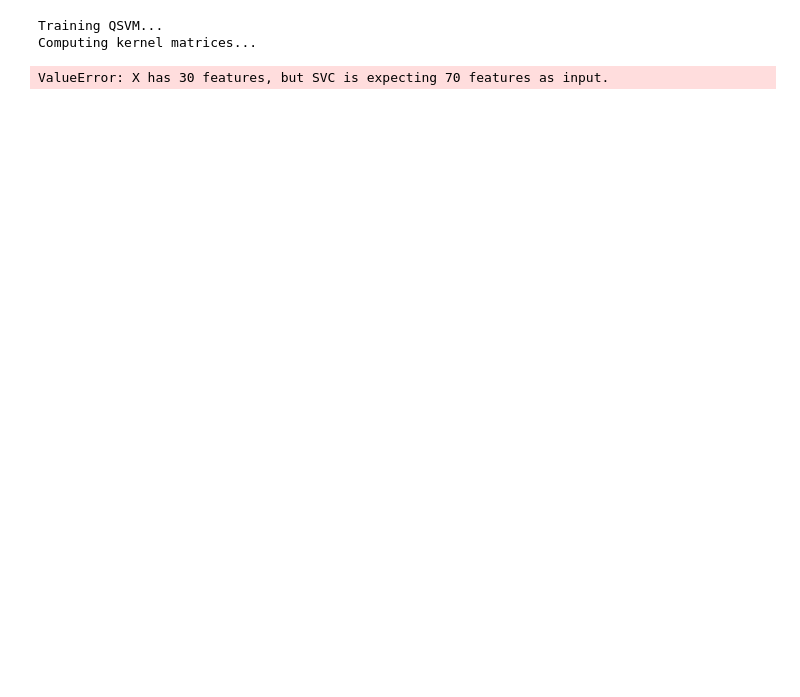
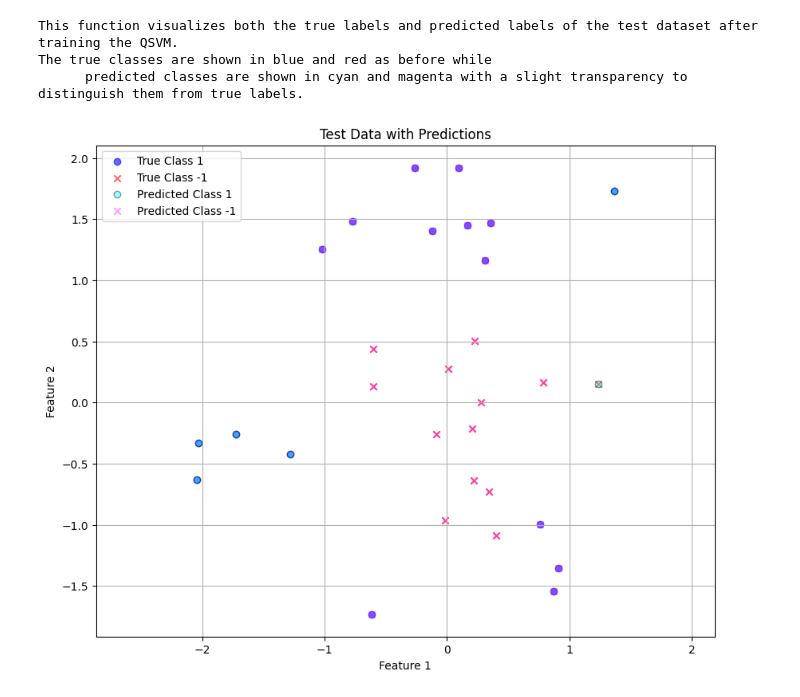
Before and after one commit to thecrazyphysicist369/QuantumAI-Noob2Pro, a Jupyter notebook: 9.2-Problem9.2.ipynb, the cells around one changed output. Saved outputs shown, nothing was run; the diff lists cells and outputs as text; code cells hidden in the pictures; blank space fills up the shorter version.

```diff
--- a/9.2-Problem9.2.ipynb
+++ b/9.2-Problem9.2.ipynb
@@ -36,13 +73,4 @@ def generate_circle_data(n_samples=100, noise=0.1):
     scaler = StandardScaler()
     X_scaled = scaler.fit_transform(X)
 
-    return X_scaled, y, X
-
-"""
-The data generation now creates:
-
-- Inner circle (labeled -1)
-- Outer circle (labeled 1)
-- Adjustable noise level
-- Scaled features for better QSVM performance
-"""
+    return X_scaled, y
@@ -62,21 +114,15 @@ def visualize_data(X, y, title="Circle Dataset"):
 # %%
 def create_and_train_qsvm(X_train, X_test, y_train):
-    # Create quantum kernel
-    feature_map = ZZFeatureMap(feature_dimension=2, reps=3, entanglement='full')
-
-    quantum_kernel = FidelityQuantumKernel(feature_map=feature_map)
-
-    # Compute kernel matrices
+    # Compute kernel matrices using PennyLane
     print("Computing kernel matrices...")
 
-    # Kernel matrix for training data
-    kernel_matrix_train = quantum_kernel.evaluate(X_train)
+    # Kernel matrix for training data (training against itself)
+    kernel_matrix_train = compute_kernel(X_train, X_train)
 
     # Kernel matrix for test data against training data
-    kernel_matrix_test = quantum_kernel.evaluate(X_test)
+    kernel_matrix_test = compute_kernel(X_test, X_train)
 
     # Train SVM
-    from sklearn.svm import SVC
     svm = SVC(kernel='precomputed')
 
     # Fit SVM with the training kernel matrix
@@ -103,12 +179,12 @@ X_train, X_test, y_train, y_test = train_test_split(X_scaled, y, test_size=0.3,
-# %%
-print("\nTraining QSVM...")
-y_pred = create_and_train_qsvm(X_train, X_test, y_train)
-
-print("\nResults:")
-print("Accuracy:", accuracy_score(y_test, y_pred))
-print("\nClassification Report:")
-print(classification_report(y_test, y_pred))
-# %% [output]
-Training QSVM...
-Computing kernel matrices...
-ValueError: X has 30 features, but SVC is expecting 70 features as input.
+# %%
+print("""
+This function visualizes both the true labels and predicted labels of the test dataset after training the QSVM.
+The true classes are shown in blue and red as before while
+      predicted classes are shown in cyan and magenta with a slight transparency to distinguish them from true labels.
+""")
+visualize_predictions(X_test, y_test, y_pred)
+# %% [output]
+This function visualizes both the true labels and predicted labels of the test dataset after training the QSVM.
+The true classes are shown in blue and red as before while
+      predicted classes are shown in cyan and magenta with a slight transparency to distinguish them from true labels.
+[figure, added]
```
Also changed, not shown: parts of 13 cells of this notebook, 2 other files.
